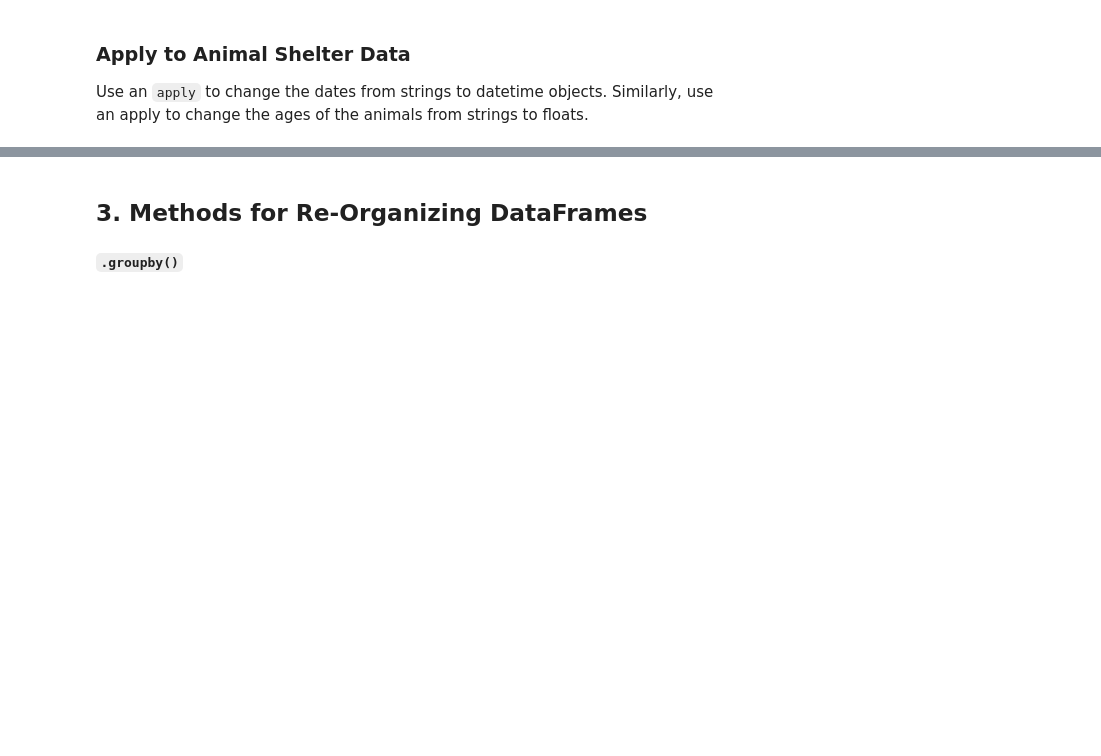
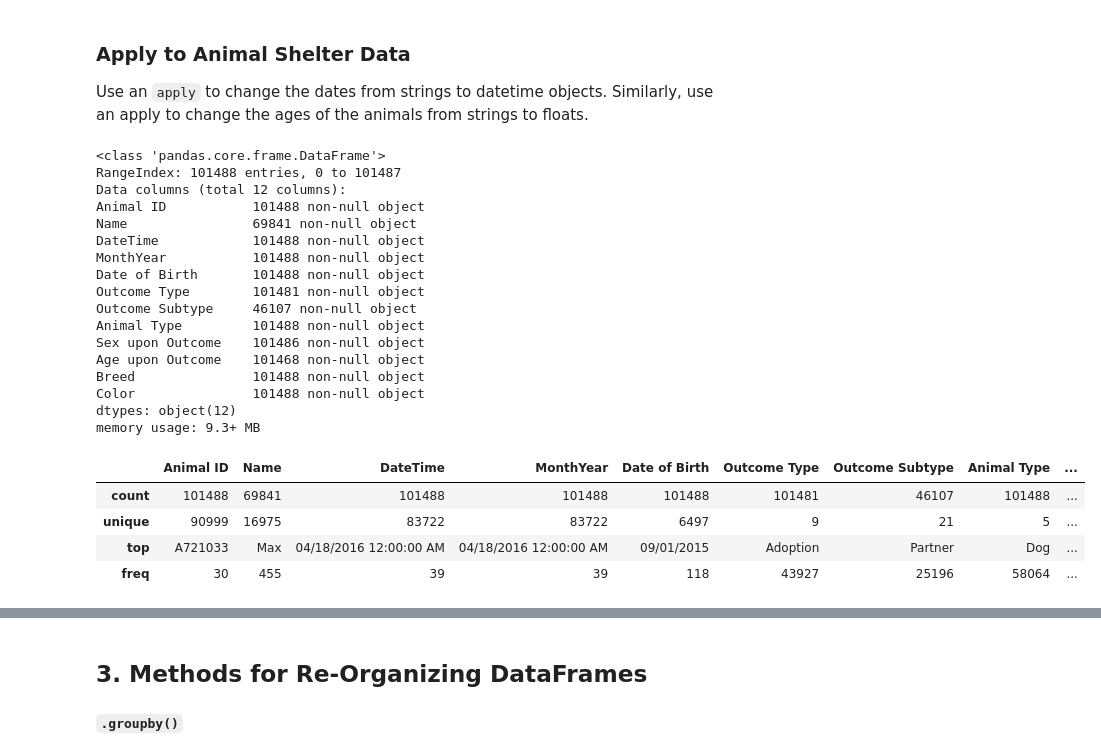
Before and after one commit to nateej1/dc_ds_06_03_19, a Jupyter notebook: module_1/week_2/day_1_manipulating_data_pandas/manipulating_data_with_pandas-Copy1.ipynb, the cells around one changed output, grey strips where cells are left out. Cells and saved outputs as stored; diff of their text form; code cells hidden in the pictures; blank space fills up the shorter version.

Commit message:
copy of pandas intro class code

```diff
--- a/module_1/week_2/day_1_manipulating_data_pandas/manipulating_data_with_pandas-Copy1.ipynb
+++ b/module_1/week_2/day_1_manipulating_data_pandas/manipulating_data_with_pandas-Copy1.ipynb
@@ -278,3 +345,29 @@ Exercise: Use an anonymous function to turn the entries in age to strings
 Use an `apply` to change the dates from strings to datetime objects. Similarly, use an apply to change the ages of the animals from strings to floats.
 # %%
 # Your code here
+
+animal_outcomes.info()
+animal_outcomes.describe()
+# %% [output]
+<class 'pandas.core.frame.DataFrame'>
+RangeIndex: 101488 entries, 0 to 101487
+Data columns (total 12 columns):
+Animal ID           101488 non-null object
+Name                69841 non-null object
+DateTime            101488 non-null object
+MonthYear           101488 non-null object
+Date of Birth       101488 non-null object
+Outcome Type        101481 non-null object
+Outcome Subtype     46107 non-null object
+Animal Type         101488 non-null object
+Sex upon Outcome    101486 non-null object
+Age upon Outcome    101468 non-null object
+Breed               101488 non-null object
+Color               101488 non-null object
+dtypes: object(12)
+memory usage: 9.3+ MB
+|  | Animal ID | Name | DateTime | MonthYear | Date of Birth | Outcome Type | Outcome Subtype | Animal Type | ... |
+| count | 101488 | 69841 | 101488 | 101488 | 101488 | 101481 | 46107 | 101488 | ... |
+| unique | 90999 | 16975 | 83722 | 83722 | 6497 | 9 | 21 | 5 | ... |
+| top | A721033 | Max | 04/18/2016 12:00:00 AM | 04/18/2016 12:00:00 AM | 09/01/2015 | Adoption | Partner | Dog | ... |
+| freq | 30 | 455 | 39 | 39 | 118 | 43927 | 25196 | 58064 | ... |
```
Also changed, not shown: parts of 15 cells of this notebook, 1 other file.
